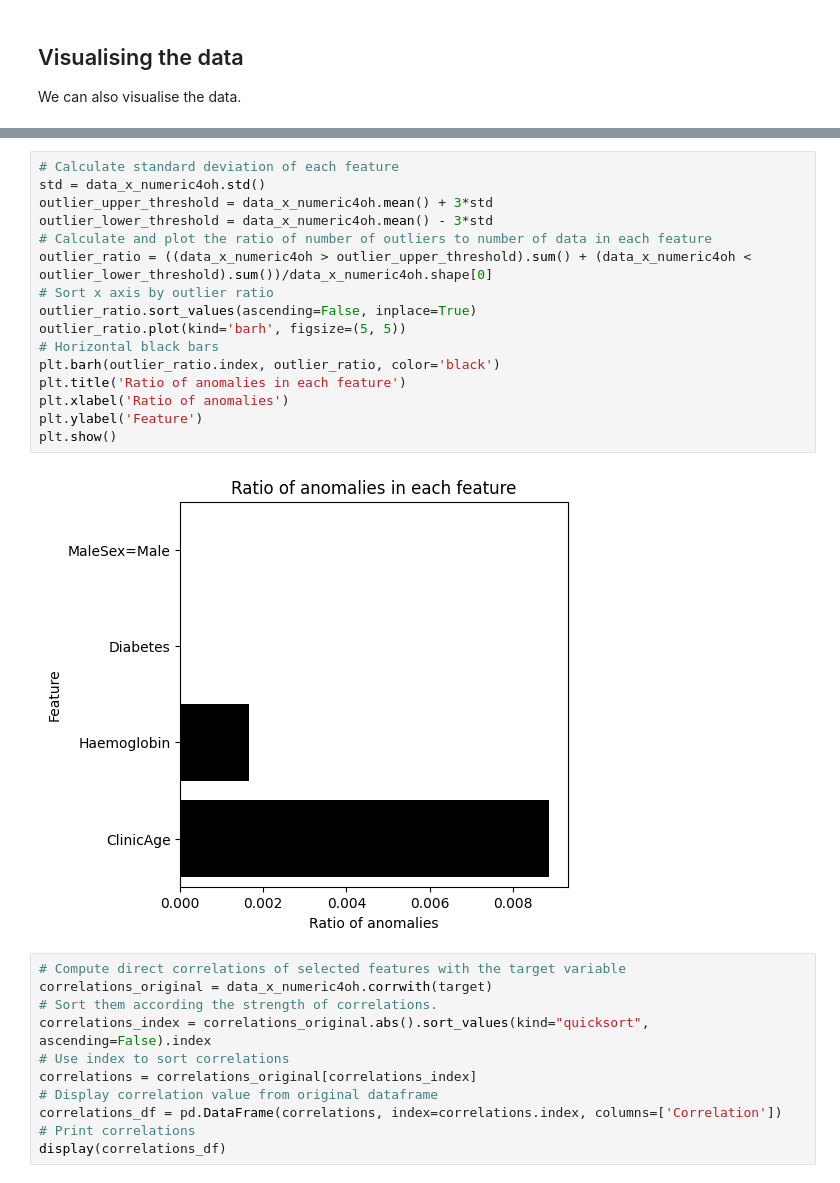
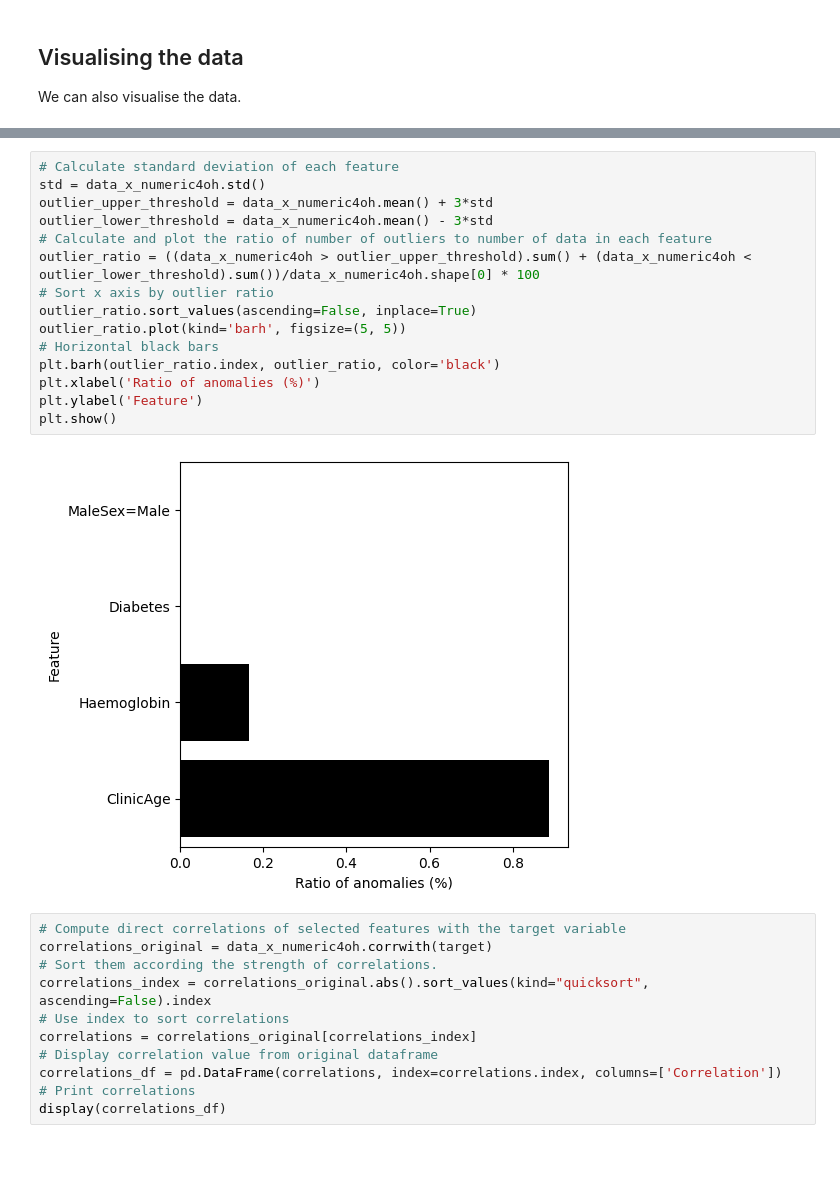
Before and after one commit to omariosc/survival-analysis, a Jupyter notebook: code.ipynb, the cells around one changed output, grey strips where cells are left out. Saved outputs shown, nothing was run; the diff lists cells and outputs as text; blank space fills up the shorter version.

```diff
--- a/code.ipynb
+++ b/code.ipynb
@@ -1015,21 +1055,20 @@ plt.show()
 # %%
 # Calculate standard deviation of each feature
 std = data_x_numeric4oh.std()
 outlier_upper_threshold = data_x_numeric4oh.mean() + 3*std
 outlier_lower_threshold = data_x_numeric4oh.mean() - 3*std
 # Calculate and plot the ratio of number of outliers to number of data in each feature
-outlier_ratio = ((data_x_numeric4oh > outlier_upper_threshold).sum() + (data_x_numeric4oh < outlier_lower_threshold).sum())/data_x_numeric4oh.shape[0]
+outlier_ratio = ((data_x_numeric4oh > outlier_upper_threshold).sum() + (data_x_numeric4oh < outlier_lower_threshold).sum())/data_x_numeric4oh.shape[0] * 100
 # Sort x axis by outlier ratio
 outlier_ratio.sort_values(ascending=False, inplace=True)
 outlier_ratio.plot(kind='barh', figsize=(5, 5))
 # Horizontal black bars
 plt.barh(outlier_ratio.index, outlier_ratio, color='black')
-plt.title('Ratio of anomalies in each feature')
-plt.xlabel('Ratio of anomalies')
+plt.xlabel('Ratio of anomalies (%)')
 plt.ylabel('Feature')
 plt.show()
 # %% [output]
-[figure, old version]
+[figure, new version]
 # %%
 # Compute direct correlations of selected features with the target variable
 correlations_original = data_x_numeric4oh.corrwith(target)
```
Also changed, not shown: parts of 32 cells of this notebook.
